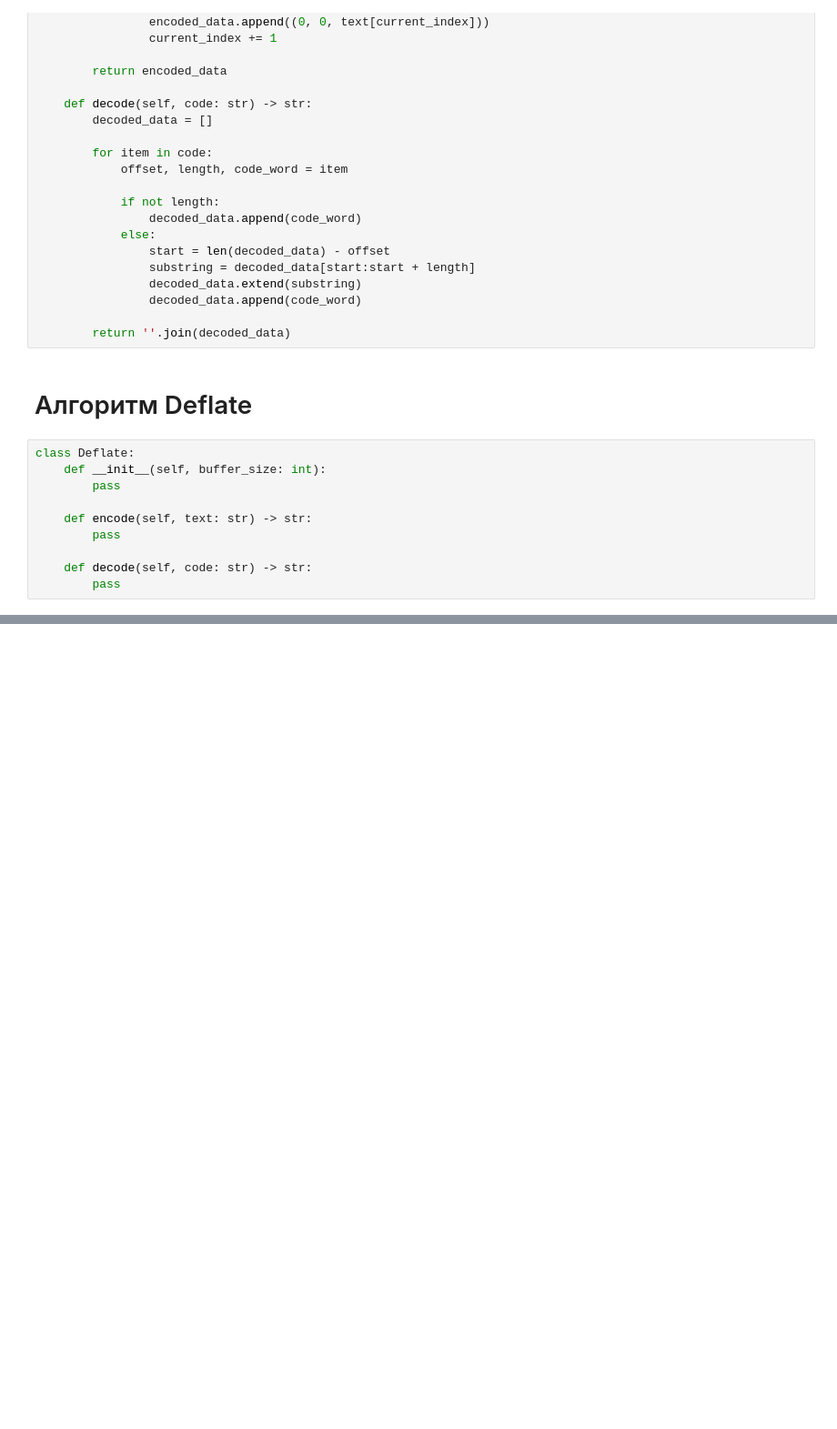
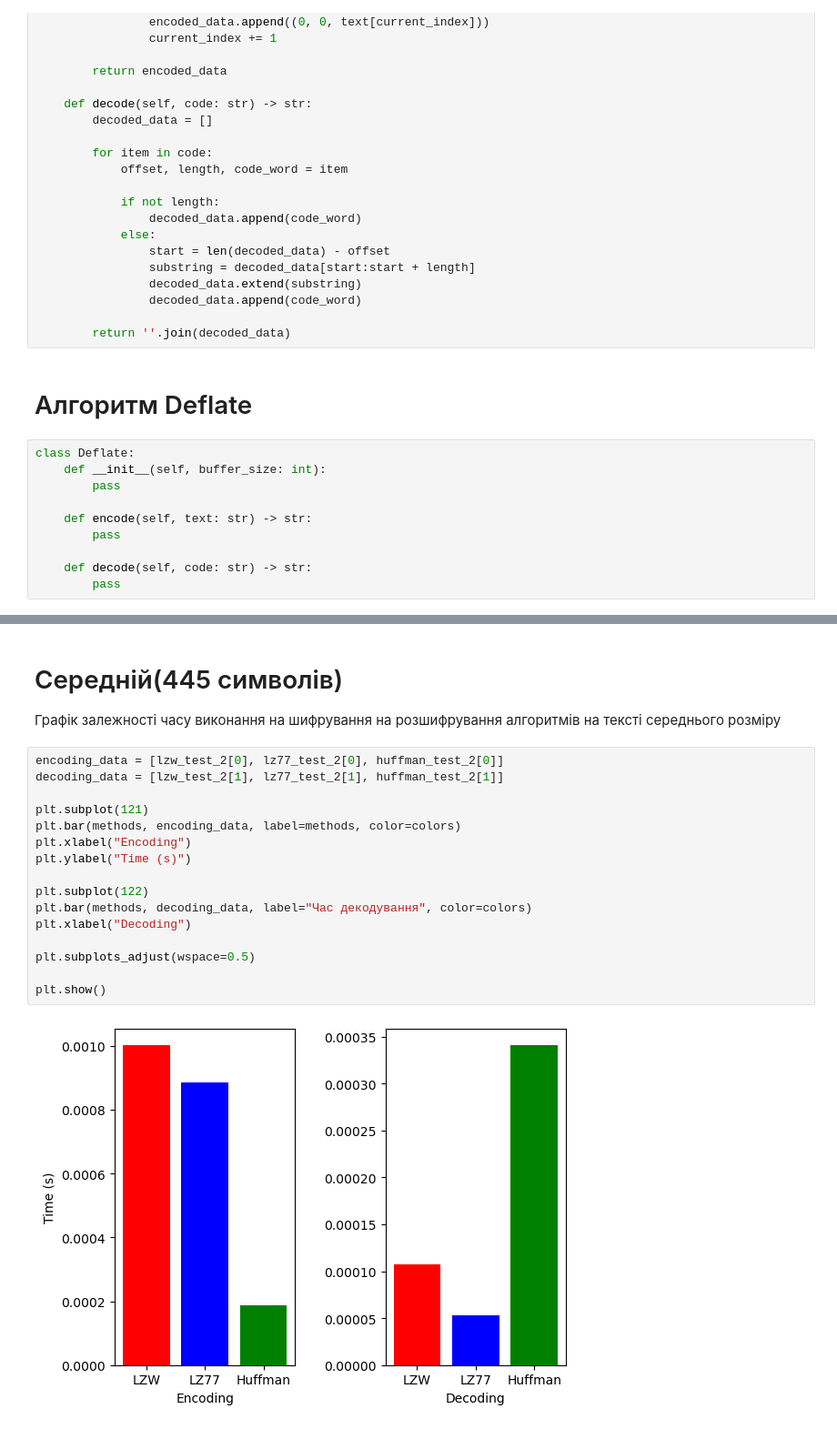
Before and after one commit to UCUgllekk/compress_algorithms, a Jupyter notebook: Pavlosiuk_Hrynda_Discrete_Lab.ipynb, the cells around one changed output, grey strips where cells are left out. Shown: that part at 91% size. Drawn from its saved outputs; the diff is of its cells as text; blank space fills up the shorter version.

```diff
--- a/Pavlosiuk_Hrynda_Discrete_Lab.ipynb
+++ b/Pavlosiuk_Hrynda_Discrete_Lab.ipynb
@@ -184,0 +324,21 @@ class Deflate:
+# %% [markdown]
+# Середній(445 символів)
+Графік залежності часу виконання на шифрування на розшифрування алгоритмів на тексті середнього розміру
+# %%
+encoding_data = [lzw_test_2[0], lz77_test_2[0], huffman_test_2[0]]
+decoding_data = [lzw_test_2[1], lz77_test_2[1], huffman_test_2[1]]
+
+plt.subplot(121)
+plt.bar(methods, encoding_data, label=methods, color=colors)
+plt.xlabel("Encoding")
+plt.ylabel("Time (s)")
+
+plt.subplot(122)
+plt.bar(methods, decoding_data, label="Час декодування", color=colors)
+plt.xlabel("Decoding")
+
+plt.subplots_adjust(wspace=0.5)
+
+plt.show()
+# %% [output]
+[figure, added]
```
Also changed, not shown: parts of 7 cells of this notebook.
